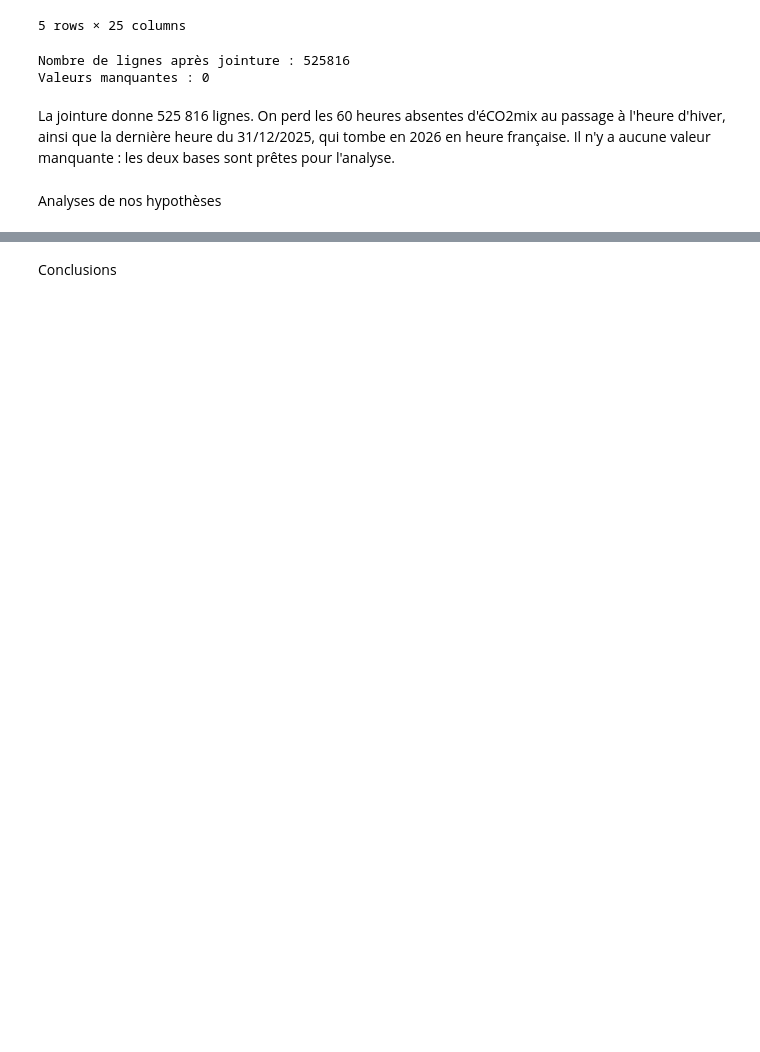
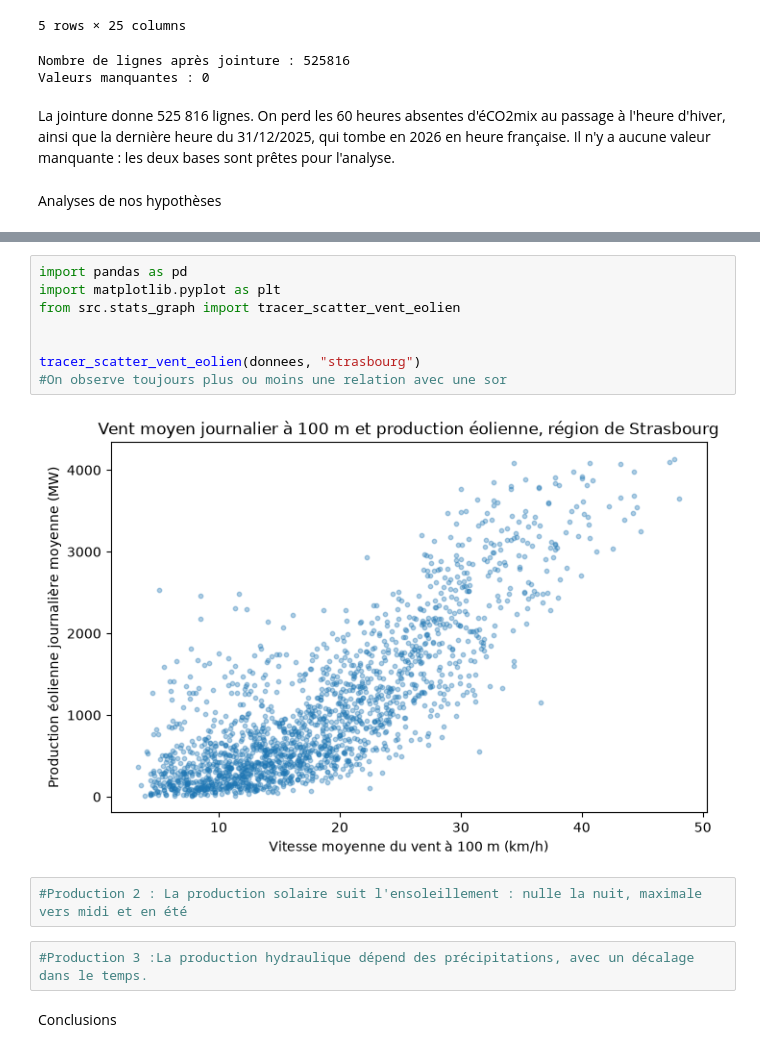
Before and after one commit to Cherif-git-code/Projet-Python-2026-2027, a Jupyter notebook: Rendu_final.ipynb, the cells around one changed output, grey strips where cells are left out. Saved outputs shown, nothing was run; the diff lists cells and outputs as text; blank space fills up the shorter version.

```diff
--- a/Rendu_final.ipynb
+++ b/Rendu_final.ipynb
@@ -249,2 +241,16 @@ Analyses de nos hypothèses
+# %%
+import pandas as pd
+import matplotlib.pyplot as plt
+from src.stats_graph import tracer_scatter_vent_eolien
+
+
+tracer_scatter_vent_eolien(donnees, "strasbourg")
+#On observe toujours plus ou moins une relation avec une sor
+# %% [output]
+[figure, added]
+# %%
+#Production 2 : La production solaire suit l'ensoleillement : nulle la nuit, maximale vers midi et en été
+# %%
+#Production 3 :La production hydraulique dépend des précipitations, avec un décalage dans le temps.
 # %% [markdown]
 Conclusions
```
Also changed, not shown: parts of 8 cells of this notebook, 2 other files.
